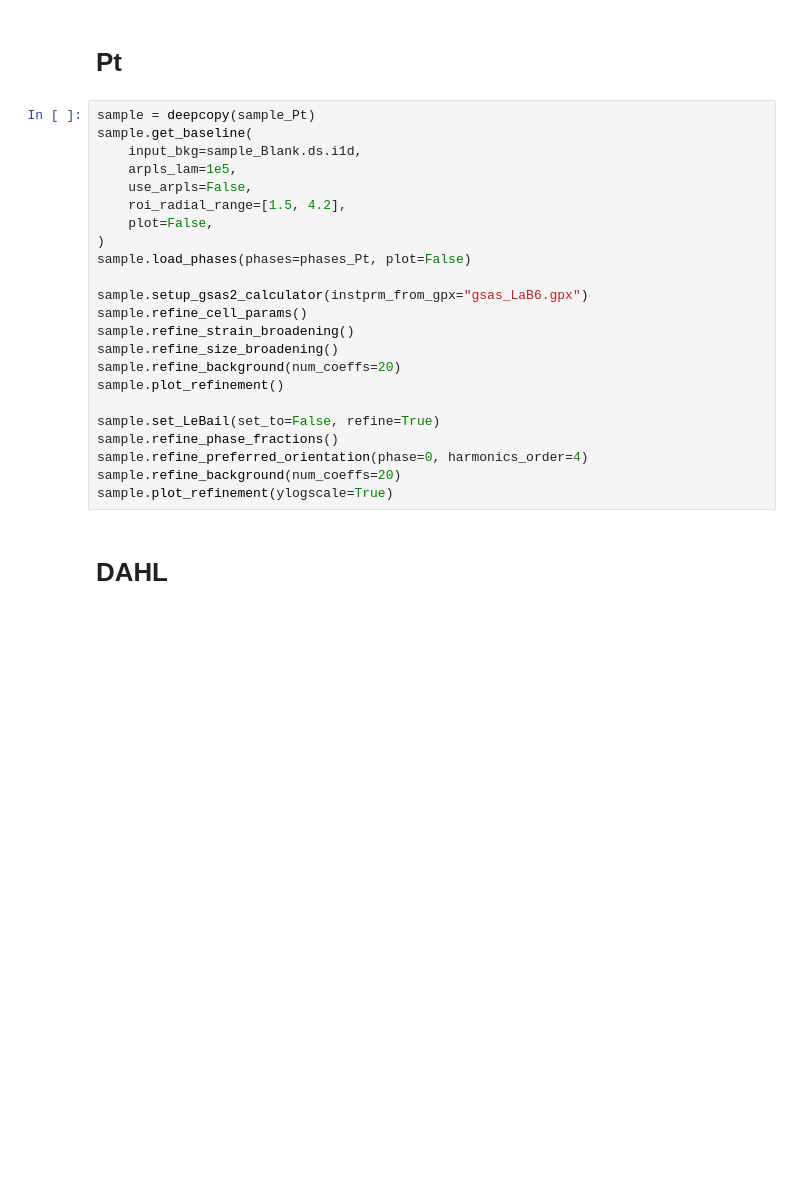
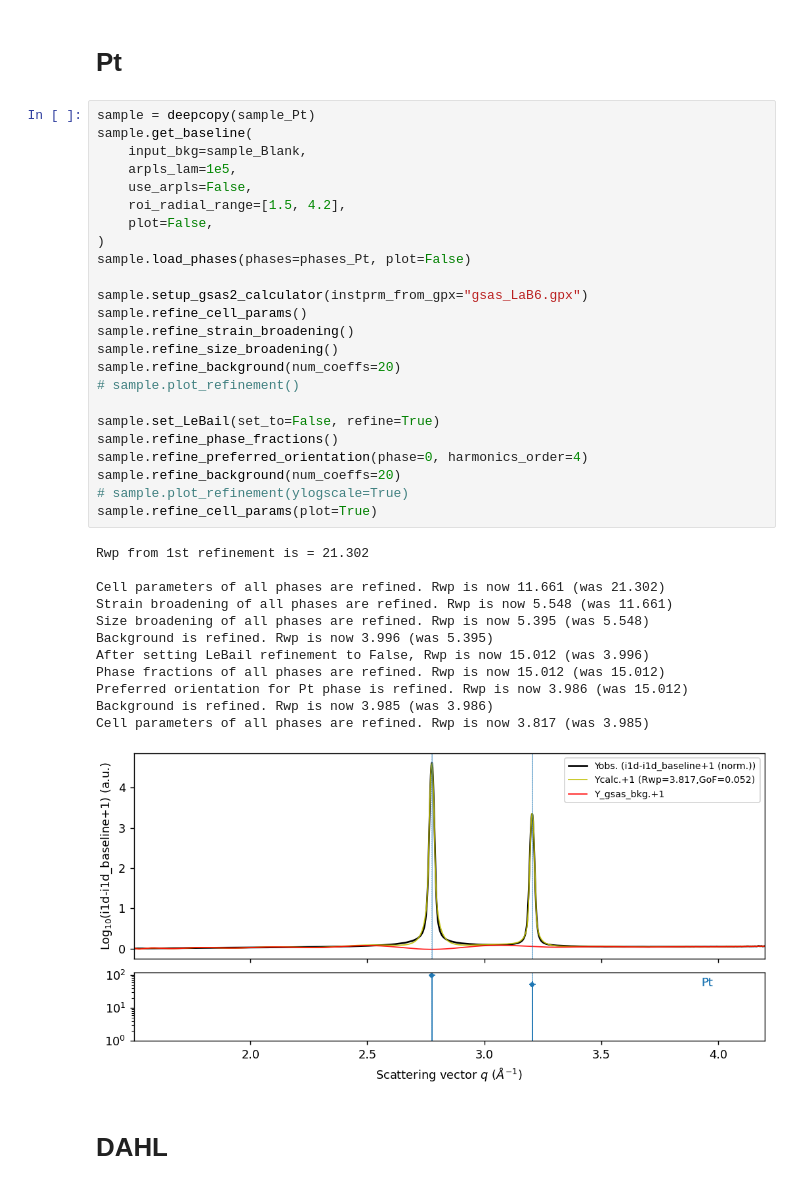
Before and after one commit to MehmetTopsakal/easyXRD, a Jupyter notebook: examples/ZrH-sample/refiner.ipynb, the cells around one changed output. Cells and saved outputs as stored; diff of their text form; blank space fills up the shorter version.

```diff
--- a/examples/ZrH-sample/refiner.ipynb
+++ b/examples/ZrH-sample/refiner.ipynb
@@ -302,26 +319,40 @@ sample.gpx_previous
 # %%
 sample = deepcopy(sample_Pt)
 sample.get_baseline(
-    input_bkg=sample_Blank.ds.i1d,
+    input_bkg=sample_Blank,
     arpls_lam=1e5,
     use_arpls=False,
     roi_radial_range=[1.5, 4.2],
     plot=False,
 )
 sample.load_phases(phases=phases_Pt, plot=False)
 
 sample.setup_gsas2_calculator(instprm_from_gpx="gsas_LaB6.gpx")
 sample.refine_cell_params()
 sample.refine_strain_broadening()
 sample.refine_size_broadening()
 sample.refine_background(num_coeffs=20)
-sample.plot_refinement()
+# sample.plot_refinement()
 
 sample.set_LeBail(set_to=False, refine=True)
 sample.refine_phase_fractions()
 sample.refine_preferred_orientation(phase=0, harmonics_order=4)
 sample.refine_background(num_coeffs=20)
-sample.plot_refinement(ylogscale=True)
+# sample.plot_refinement(ylogscale=True)
+sample.refine_cell_params(plot=True)
+# %% [output]
+Rwp from 1st refinement is = 21.302
+
+Cell parameters of all phases are refined. Rwp is now 11.661 (was 21.302)
+Strain broadening of all phases are refined. Rwp is now 5.548 (was 11.661)
+Size broadening of all phases are refined. Rwp is now 5.395 (was 5.548)
+Background is refined. Rwp is now 3.996 (was 5.395)
+After setting LeBail refinement to False, Rwp is now 15.012 (was 3.996)
+Phase fractions of all phases are refined. Rwp is now 15.012 (was 15.012)
+Preferred orientation for Pt phase is refined. Rwp is now 3.986 (was 15.012)
+Background is refined. Rwp is now 3.985 (was 3.986)
+Cell parameters of all phases are refined. Rwp is now 3.817 (was 3.985)
+[figure, added]
 # %% [markdown]
 # DAHL
 # %%
```
Also changed, not shown: parts of 9 cells of this notebook, 2 other files.
